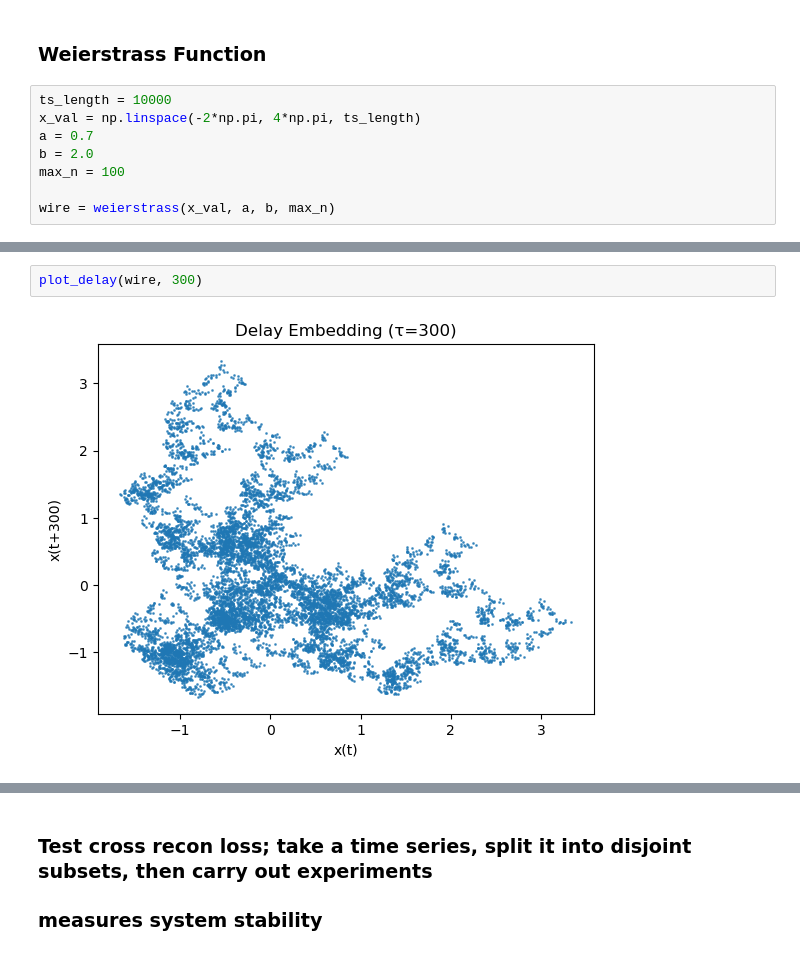
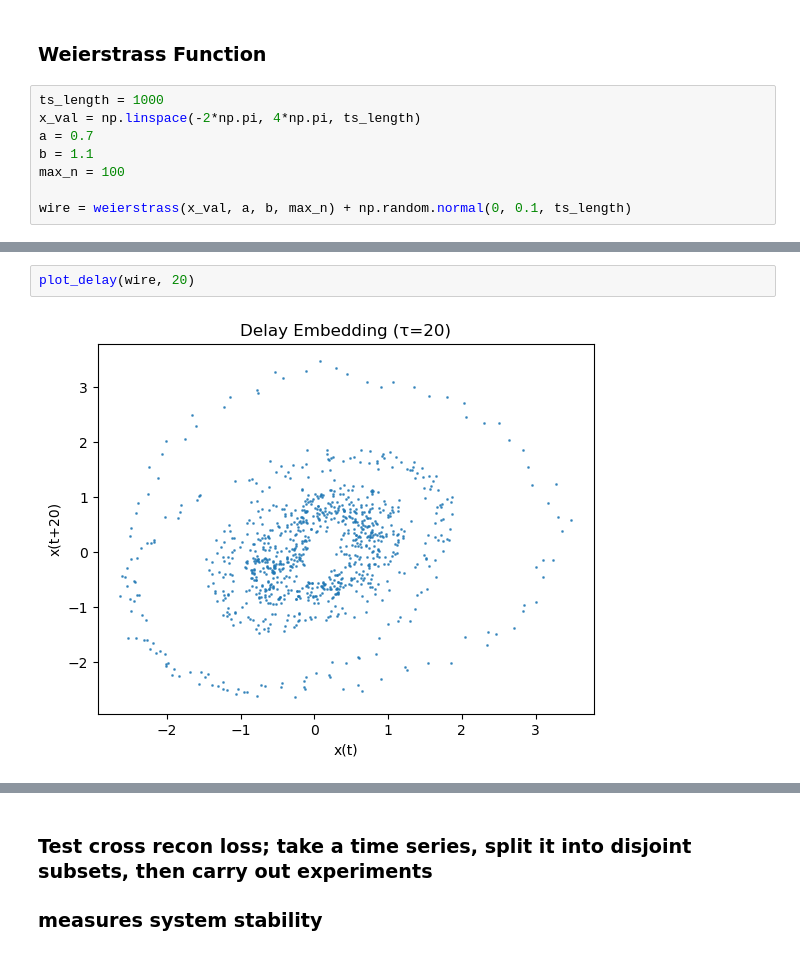
Before and after one commit to seeingquietjohn/ShannonsWiener, a Jupyter notebook: EmbeddingBench.ipynb, the cells around one changed output, grey strips where cells are left out. Cells and saved outputs as stored; diff of their text form.

```diff
--- a/EmbeddingBench.ipynb
+++ b/EmbeddingBench.ipynb
@@ -138,13 +160,13 @@ plt.show()
 # %% [markdown]
 ### Weierstrass Function
 # %%
-ts_length = 10000
+ts_length = 1000
 x_val = np.linspace(-2*np.pi, 4*np.pi, ts_length)
 a = 0.7
-b = 2.0
+b = 1.1
 max_n = 100
 
-wire = weierstrass(x_val, a, b, max_n)
+wire = weierstrass(x_val, a, b, max_n) + np.random.normal(0, 0.1, ts_length)
 # %%
 plt.figure(figsize=(20,8))
 plt.plot(wire)
@@ -159,4 +181,4 @@ No artists with labels found to put in legend.  Note that artists whose label st
 # %%
-plot_delay(wire, 300)
+plot_delay(wire, 20)
 # %% [output]
-[figure, old version]
+[figure, new version]
```
Also changed, not shown: parts of 9 cells of this notebook.
